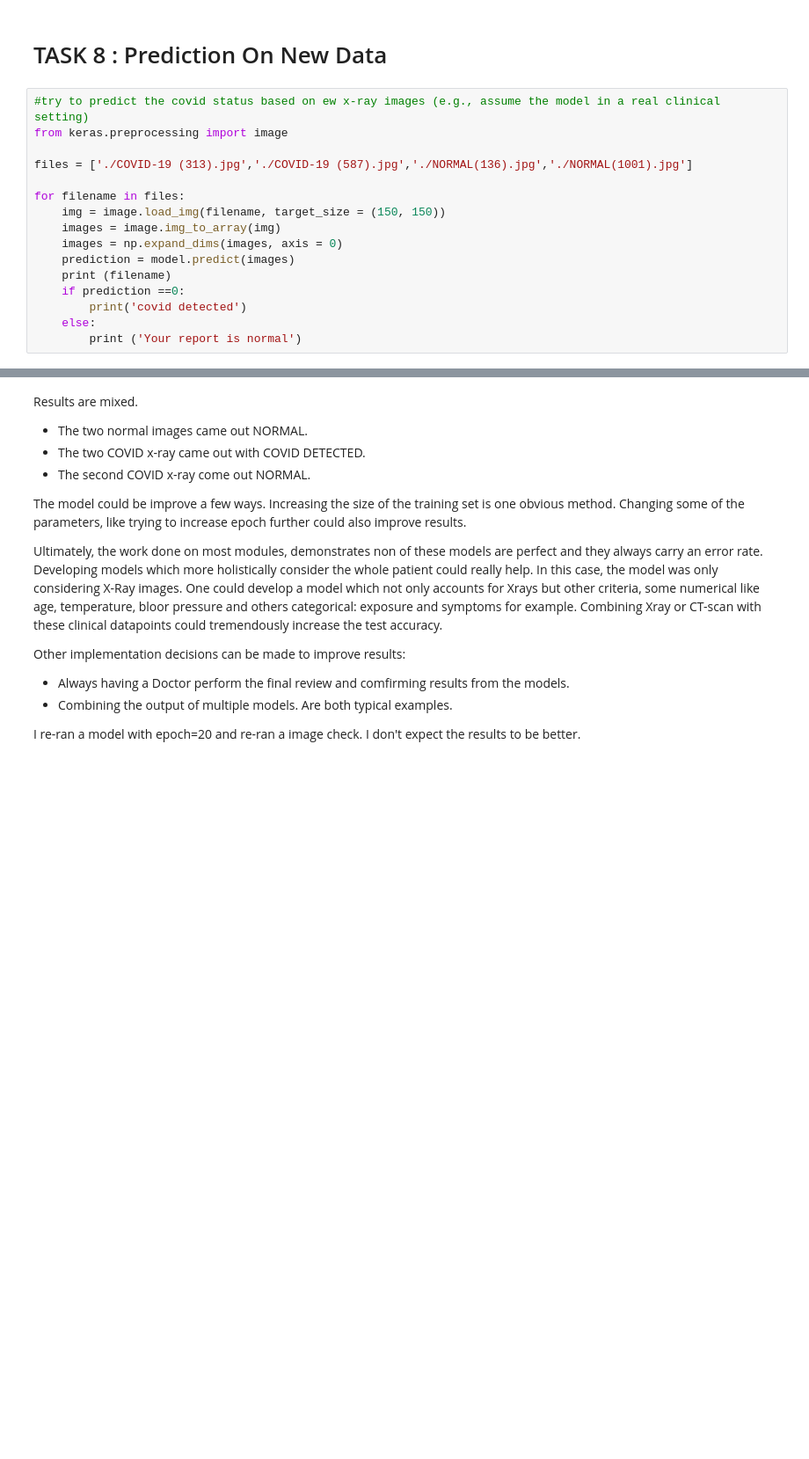
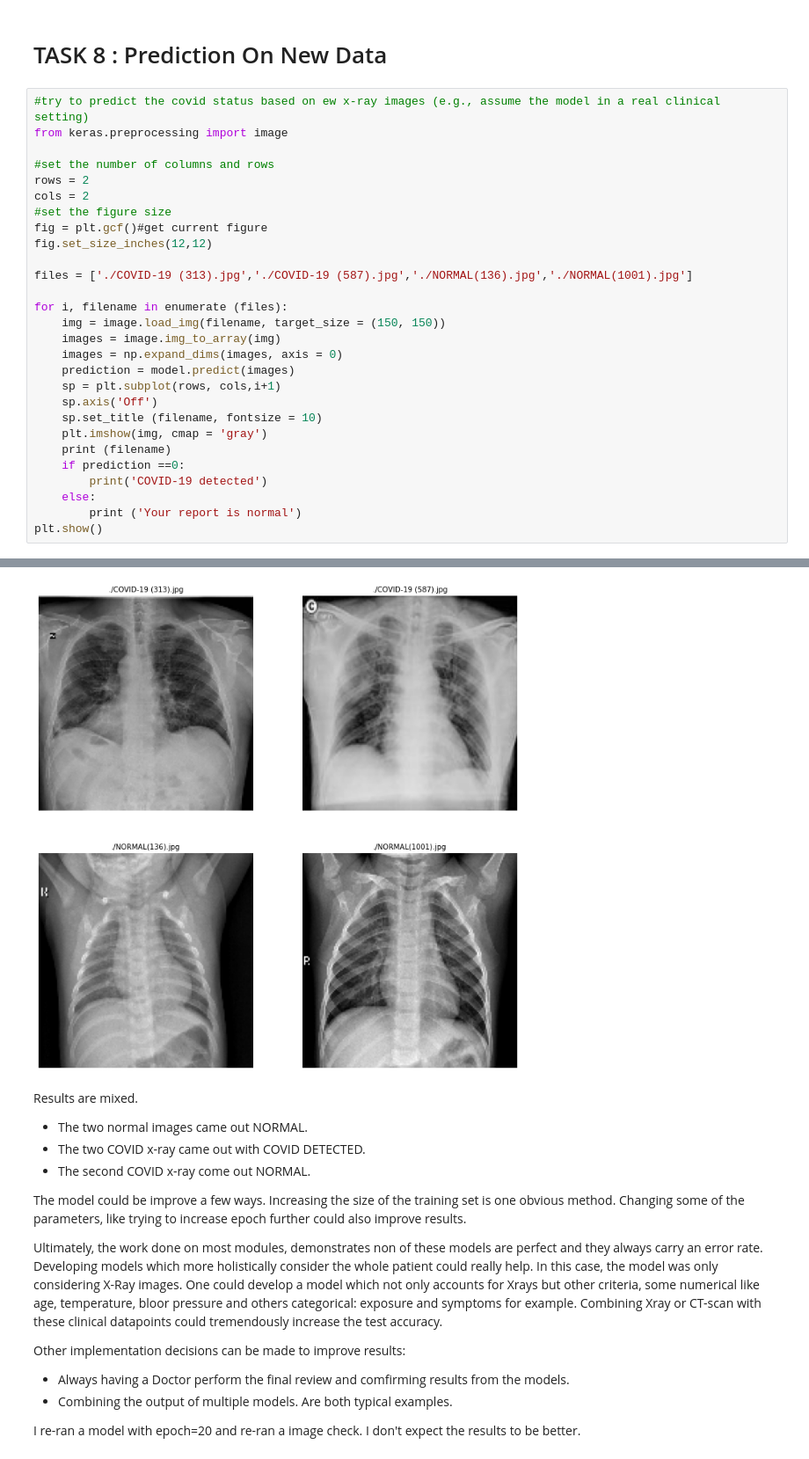
Before and after one commit to charlesg/HI530, a Jupyter notebook: module5/Module 5 Homework 2 (DeepNote).ipynb, the cells around one changed output, grey strips where cells are left out. Shown at 88% size. Saved outputs shown, nothing was run; the diff lists cells and outputs as text; blank space fills up the shorter version.

```diff
--- a/module5/Module 5 Homework 2 (DeepNote).ipynb
+++ b/module5/Module 5 Homework 2 (DeepNote).ipynb
@@ -260,17 +262,29 @@ Out of curiosity (and to see if I could eliminate the false negative) I re-did w
 #try to predict the covid status based on ew x-ray images (e.g., assume the model in a real clinical setting)
 from keras.preprocessing import image
 
+#set the number of columns and rows
+rows = 2
+cols = 2
+#set the figure size
+fig = plt.gcf()#get current figure
+fig.set_size_inches(12,12)
+
 files = ['./COVID-19 (313).jpg','./COVID-19 (587).jpg','./NORMAL(136).jpg','./NORMAL(1001).jpg']
 
-for filename in files:
+for i, filename in enumerate (files):
     img = image.load_img(filename, target_size = (150, 150))
     images = image.img_to_array(img)
     images = np.expand_dims(images, axis = 0)
     prediction = model.predict(images)
+    sp = plt.subplot(rows, cols,i+1)
+    sp.axis('Off')
+    sp.set_title (filename, fontsize = 10)
+    plt.imshow(img, cmap = 'gray')
     print (filename)
     if prediction ==0:
-        print('covid detected')
+        print('COVID-19 detected')
     else:
         print ('Your report is normal')
+plt.show()
 # %% [output]
 ./COVID-19 (313).jpg
@@ -278,9 +292,10 @@ Your report is normal
 ./COVID-19 (587).jpg
 Your report is normal
 ./NORMAL(136).jpg
 Your report is normal
 ./NORMAL(1001).jpg
 Your report is normal
+[figure, added]
 # %% [markdown]
 Results are mixed.
 - The two normal images came out NORMAL.
```
Also changed, not shown: parts of 22 cells of this notebook, 1 other file.
